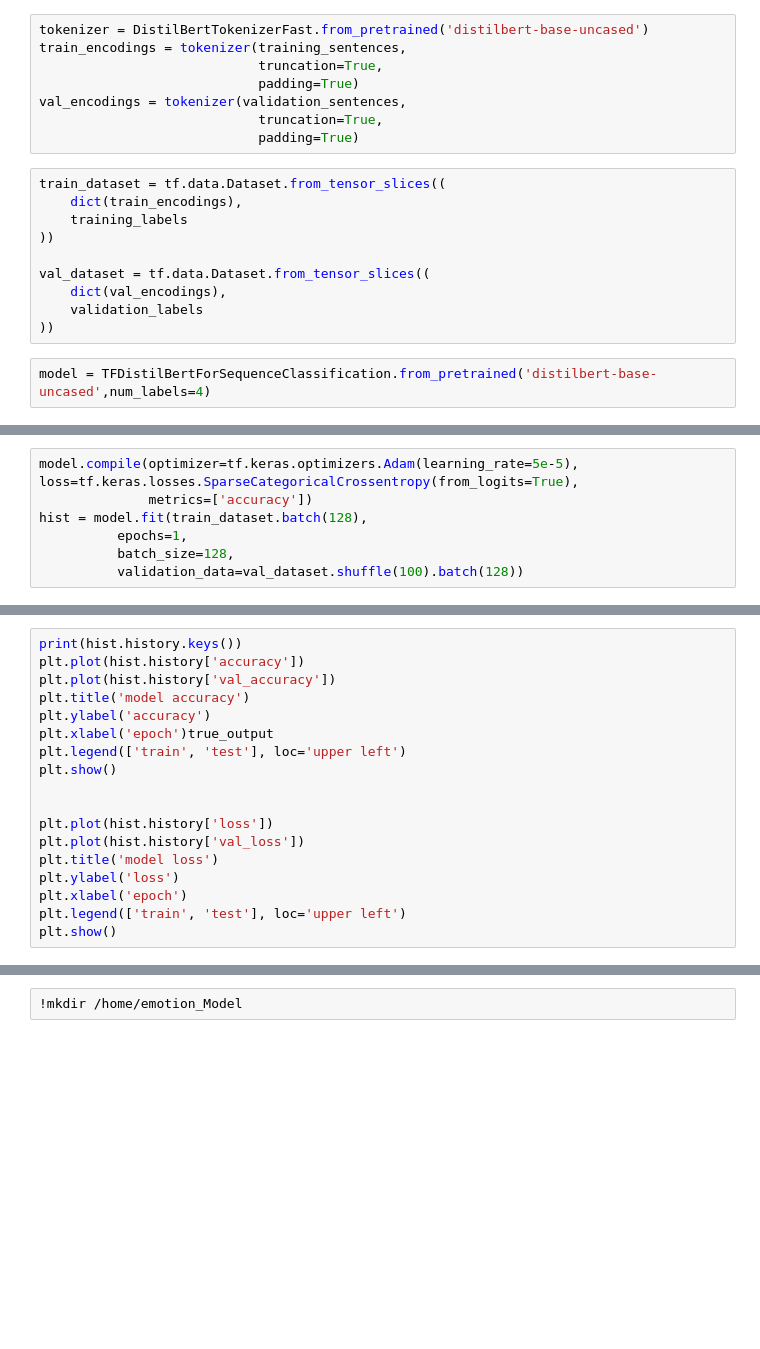
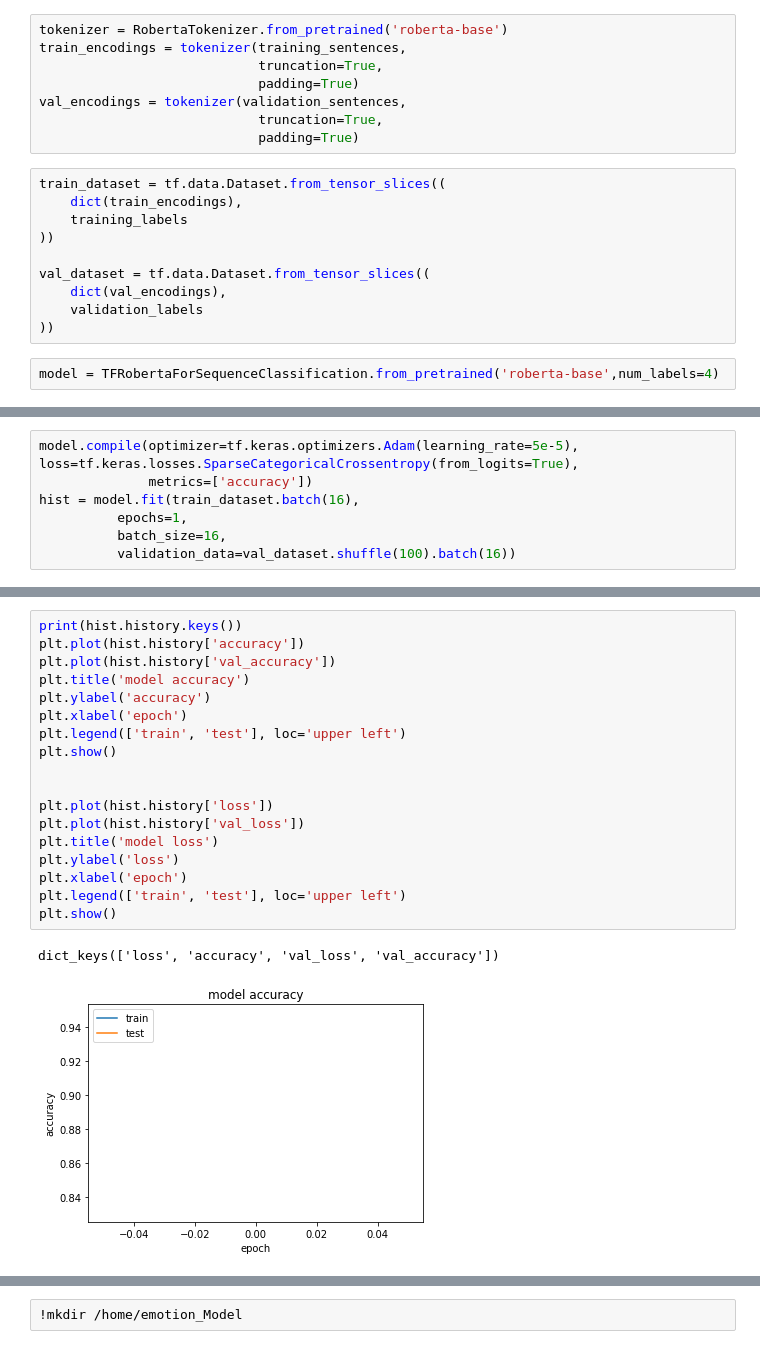
Before and after one commit to orugantiv/CSCE-585, a Jupyter notebook: Models/TransformerEmotionModel.ipynb, the cells around one changed output, grey strips where cells are left out. Saved outputs shown, nothing was run; the diff lists cells and outputs as text; blank space fills up the shorter version.

```diff
--- a/Models/TransformerEmotionModel.ipynb
+++ b/Models/TransformerEmotionModel.ipynb
@@ -99,7 +99,7 @@ print(type(training_labels[0]))
 # %% [output]
 <class 'int'>
 # %%
-tokenizer = DistilBertTokenizerFast.from_pretrained('distilbert-base-uncased')
+tokenizer = RobertaTokenizer.from_pretrained('roberta-base')
 train_encodings = tokenizer(training_sentences,
                             truncation=True,
                             padding=True)
@@ -117,5 +117,5 @@ val_dataset = tf.data.Dataset.from_tensor_slices((
     validation_labels
 ))
 # %%
-model = TFDistilBertForSequenceClassification.from_pretrained('distilbert-base-uncased',num_labels=4)
+model = TFRobertaForSequenceClassification.from_pretrained('roberta-base',num_labels=4)
 # %% [output]
@@ -127,7 +126,7 @@ You should probably TRAIN this model on a down-stream task to be able to use it
 # %%
 model.compile(optimizer=tf.keras.optimizers.Adam(learning_rate=5e-5), loss=tf.keras.losses.SparseCategoricalCrossentropy(from_logits=True),
               metrics=['accuracy'])
-hist = model.fit(train_dataset.batch(128),
+hist = model.fit(train_dataset.batch(16),
           epochs=1,
-          batch_size=128,
-          validation_data=val_dataset.shuffle(100).batch(128))
+          batch_size=16,
+          validation_data=val_dataset.shuffle(100).batch(16))
@@ -134,18 +135,21 @@ hist = model.fit(train_dataset.batch(128),
 # %%
 print(hist.history.keys())
 plt.plot(hist.history['accuracy'])
 plt.plot(hist.history['val_accuracy'])
 plt.title('model accuracy')
 plt.ylabel('accuracy')
-plt.xlabel('epoch')true_output
+plt.xlabel('epoch')
 plt.legend(['train', 'test'], loc='upper left')
 plt.show()
 
 
 plt.plot(hist.history['loss'])
 plt.plot(hist.history['val_loss'])
 plt.title('model loss')
 plt.ylabel('loss')
 plt.xlabel('epoch')
 plt.legend(['train', 'test'], loc='upper left')
 plt.show()
+# %% [output]
+dict_keys(['loss', 'accuracy', 'val_loss', 'val_accuracy'])
+[figure, added]
```
Also changed, not shown: parts of 19 cells of this notebook.
